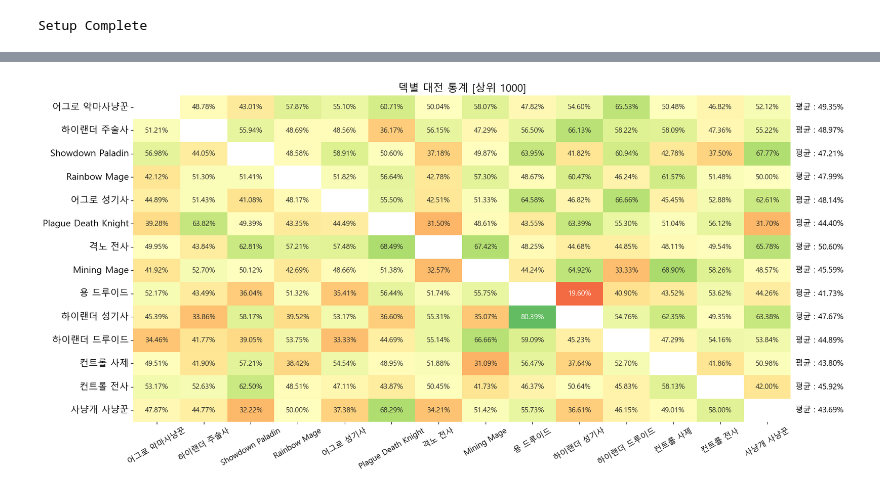
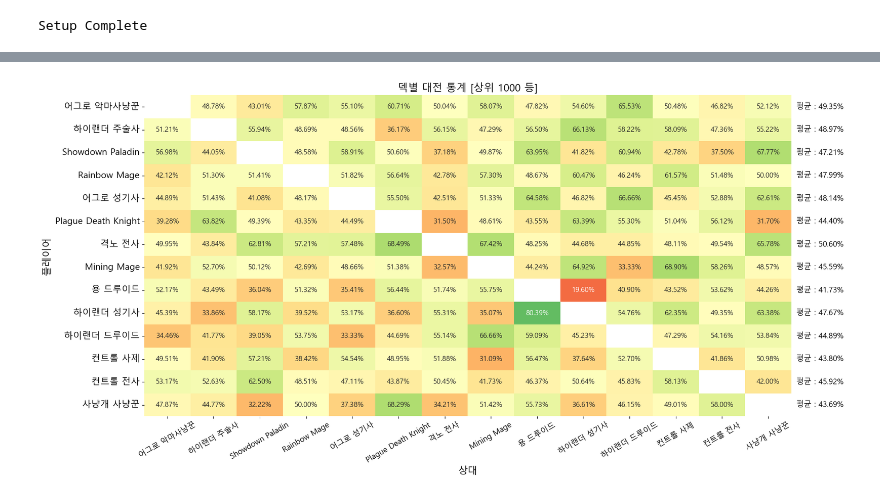
Before and after one commit to tlthr764/codingon_project_03, a Jupyter notebook: graph_meta_1000.ipynb, the cells around one changed output, grey strips where cells are left out. Drawn from its saved outputs; the diff is of its cells as text; code cells hidden in the pictures.

```diff
--- a/graph_meta_1000.ipynb
+++ b/graph_meta_1000.ipynb
@@ -140,0 +144,23 @@ deck_colors = {
+# %%
+# 직업별 총 점유율을 계산한 데이터프레임 생성
+# 직업을 기준으로 그룹화하고 점유율의 값을 합하여 각 직업별 총 점유율을 계산
+# reset_index() : 결과를 새로운 데이터프레임으로 변환하고, 총 점유율 순으로 정렬
+hero_popular_total = meta_data.groupby('Hero')['Popular'].sum().reset_index().sort_values(by='Popular', ascending=True)
+
+# 직업 순서를 기준으로 Hero 열을 Categorical 변수로 변환
+# tolist() : 위 데이터프레임에서 총 점유율 순으로 정렬한 Hero 열을 추출하고 리스트로 변환
+# Categorical : 위 hero_order 리스트를 통해 시각화 시 정렬 순서를 지정
+hero_order = hero_popular_total['Hero'].tolist()
+meta_data['Hero'] = pd.Categorical(meta_data['Hero'], categories=hero_order, ordered=True)
+
+# 정렬된 직업 순서를 기준으로 원본 데이터프레임 정렬
+deck_total = meta_data.sort_values(by=['Hero', 'Popular'], ascending=[True, False])
+
+# '기타'가 포함된 경우 뒤에 직업 이름 추가하여 '덱'열을 수정
+# lambda : 각 행에 적용되는 익명 함수, apply 함수를 데이터프레임의 각 행에 적용
+# 조건문을 사용하여 '기타'가 포함되어 있는지 확인하고, 있다면 덱 열 뒤에 직업을 추가
+deck_total['Deck'] = deck_total.apply(lambda row: f"{row['Deck']} {row['Hero']}" if '기타' in row['Deck'] else row['Deck'], axis=1)
+
+# 데이터 헤드와 행,열 개수 확인
+print(deck_total.shape)
+deck_total.head()
@@ -217,23 +281,34 @@ matchup_data.head()
 # %%
-# 셀의 크기 조절
+# 그래프 사이즈
 plt.figure(figsize=(18, 9))
 
-# 히트맵 생성
+# 히트맵 그리기
 heatmap = sns.heatmap(data=matchup_data, annot=True, fmt='.2f', cmap='RdYlGn', vmin=0, vmax=100, annot_kws={"size": 11}, cbar=False)
 
-# 행별 열의 합의 평균값을 행의 오른쪽에 표시
+# 행별 열의 합의 평균값을 우측에 표시
+# enumerate : 인덱스 i와 행의 이름 row_name 가져오기
 for i, row_name in enumerate(matchup_data.index):
+    # 각 행의 총합을 계산
     row_sum = matchup_data.loc[row_name].sum()
+    # 각 행의 열의 합의 평균을 계산
     avg_value = row_sum / len(matchup_data.columns)
+    # 평균값 표시
     heatmap.text(len(matchup_data.columns)+0.1, i + 0.5, f'평균 : {avg_value:.2f}', ha='left', va='center', fontsize=12, color='black')
 
 # 각 텍스트 레이블에 퍼센트 추가
 for text in heatmap.texts:
     text.set_text(f"{text.get_text()}%")
 
-plt.title("덱별 대전 통계 [상위 1000]", fontsize=16)
+# 타이틀 및 레이블 설정
+plt.title("덱별 대전 통계 [상위 1000 등]", fontsize=16)
+plt.xlabel("상대", fontsize=15)
+plt.ylabel("플레이어", fontsize=15)
+
+# 축 설정
 plt.xticks(rotation=30, fontsize=12)
 plt.yticks(fontsize=14)
+
+# 그래프 설정
 plt.show()
 # %% [output]
-[figure, old version]
+[figure, new version]
```
Also changed, not shown: parts of 15 cells of this notebook, 6 other files.
